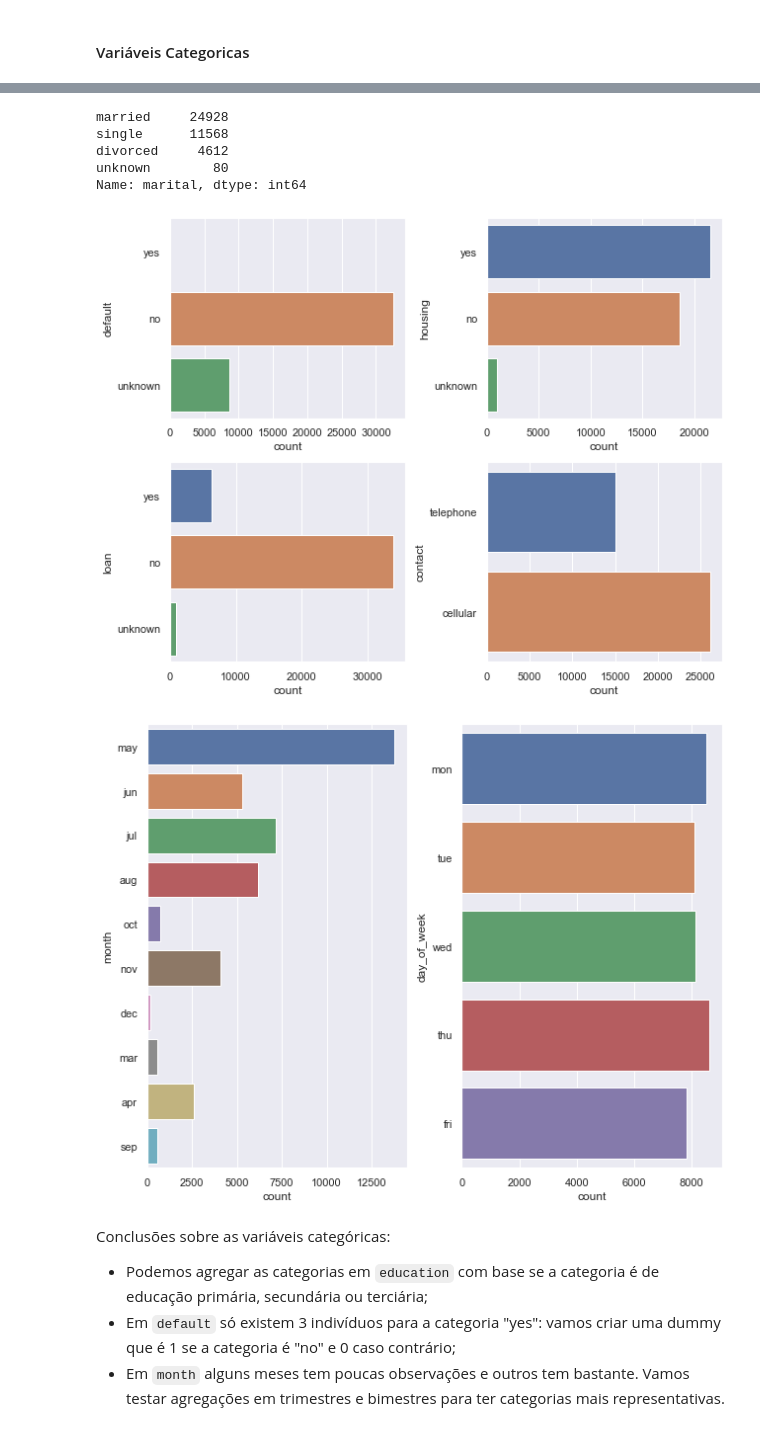
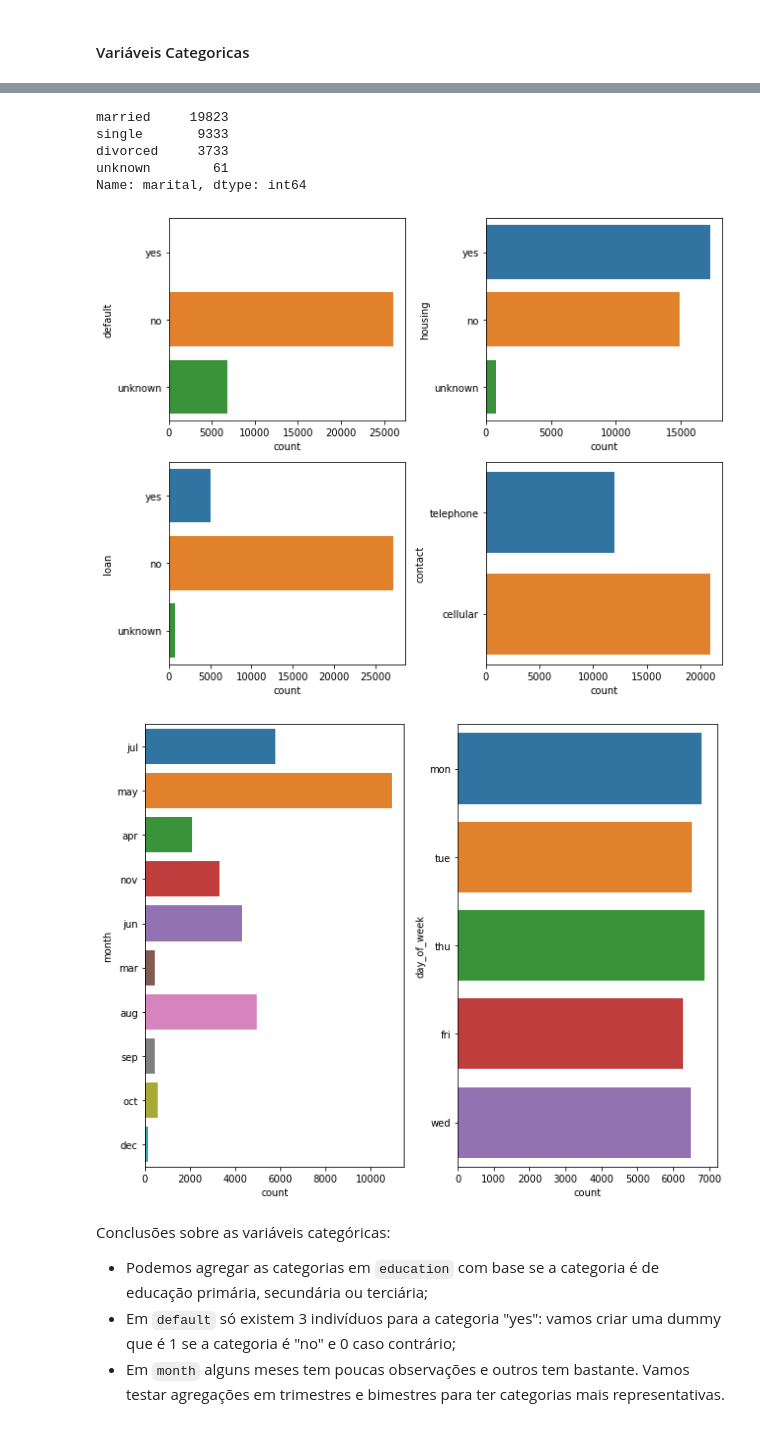
Before and after one commit to silasge/bank-marketing, a Jupyter notebook: notebooks/bank_marketing.ipynb, the cells around one changed output, grey strips where cells are left out. Saved outputs shown, nothing was run; the diff lists cells and outputs as text; code cells hidden in the pictures.

```diff
--- a/notebooks/bank_marketing.ipynb
+++ b/notebooks/bank_marketing.ipynb
@@ -20,2 +36,7 @@ from sklearn.metrics import roc_auc_score
+# %%
+bank_features = bank.drop("y", axis=1)
+bank_label = bank[["y"]]
+# %%
+bank_X_tr, bank_X_tt, bank_y_tr, bank_y_tt = train_test_split(bank_features, bank_label, test_size=.2, random_state=42)
 # %% [markdown]
 ## Exploração dos Dados
@@ -58,5 +74,3 @@ Podemos perceber também que é uma base desbalanceada: cerca de 11% da categori
 # %% [markdown]
 ### Análise Univariada
-# %%
-sns.set_theme(style="darkgrid", context="notebook")
 # %%
@@ -165,31 +185,31 @@ plt.show()
 # %%
-bank["marital"].value_counts()
+bank_X_tr["marital"].value_counts()
 # %% [output]
-married     24928
-single      11568
-divorced     4612
-unknown        80
+married     19823
+single       9333
+divorced     3733
+unknown        61
 Name: marital, dtype: int64
 # %%
 fig, axs = plt.subplots(nrows=2, ncols=2, figsize=(9, 7))
 
-sns.countplot(y="default", data=bank, ax=axs[0, 0], order=["yes", "no", "unknown"])
-sns.countplot(y="housing", data=bank, ax=axs[0, 1], order=["yes", "no", "unknown"])
-sns.countplot(y="loan", data=bank, ax=axs[1, 0], order=["yes", "no", "unknown"])
-sns.countplot(y="contact", data=bank, ax=axs[1, 1])
+sns.countplot(y="default", data=bank_X_tr, ax=axs[0, 0], order=["yes", "no", "unknown"])
+sns.countplot(y="housing", data=bank_X_tr, ax=axs[0, 1], order=["yes", "no", "unknown"])
+sns.countplot(y="loan", data=bank_X_tr, ax=axs[1, 0], order=["yes", "no", "unknown"])
+sns.countplot(y="contact", data=bank_X_tr, ax=axs[1, 1])
 plt.tight_layout()
 plt.show()
 # %% [output]
-[figure, old version]
+[figure, new version]
 # %%
 fig, axs = plt.subplots(ncols=2, figsize=(9, 7))
 
-sns.countplot(y="month", data=bank, ax=axs[0])
-sns.countplot(y="day_of_week", data=bank, ax=axs[1])
+sns.countplot(y="month", data=bank_X_tr, ax=axs[0])
+sns.countplot(y="day_of_week", data=bank_X_tr, ax=axs[1])
 plt.tight_layout()
 plt.show()
 # %% [output]
-[figure, old version]
+[figure, new version]
 # %% [markdown]
 Conclusões sobre as variáveis categóricas:
 
```
Also changed, not shown: parts of 96 cells of this notebook.
